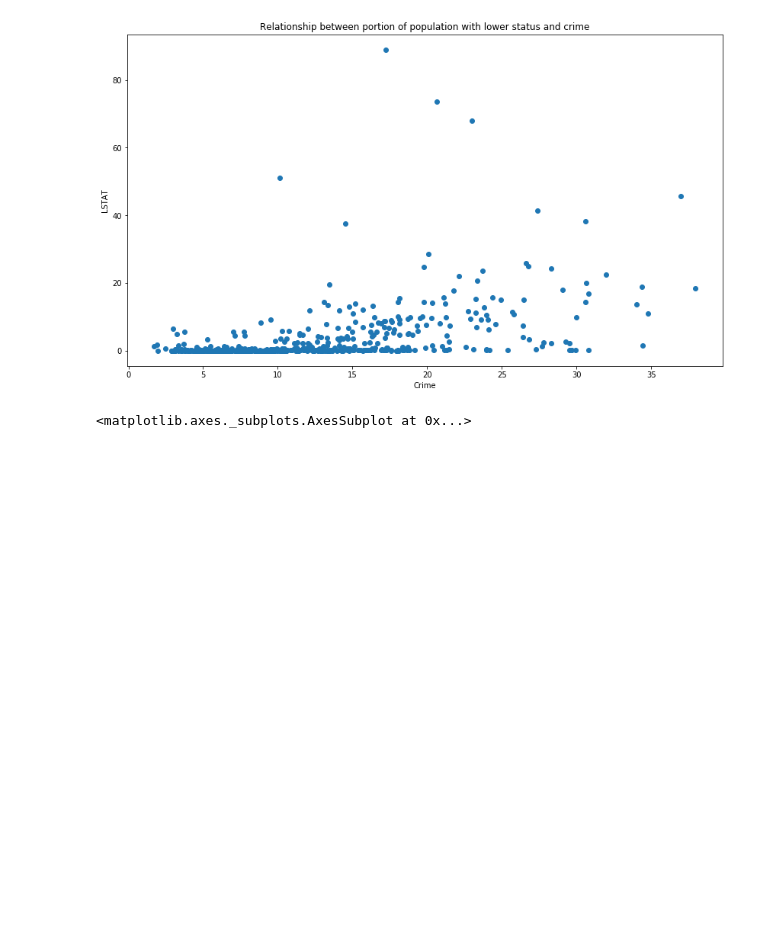
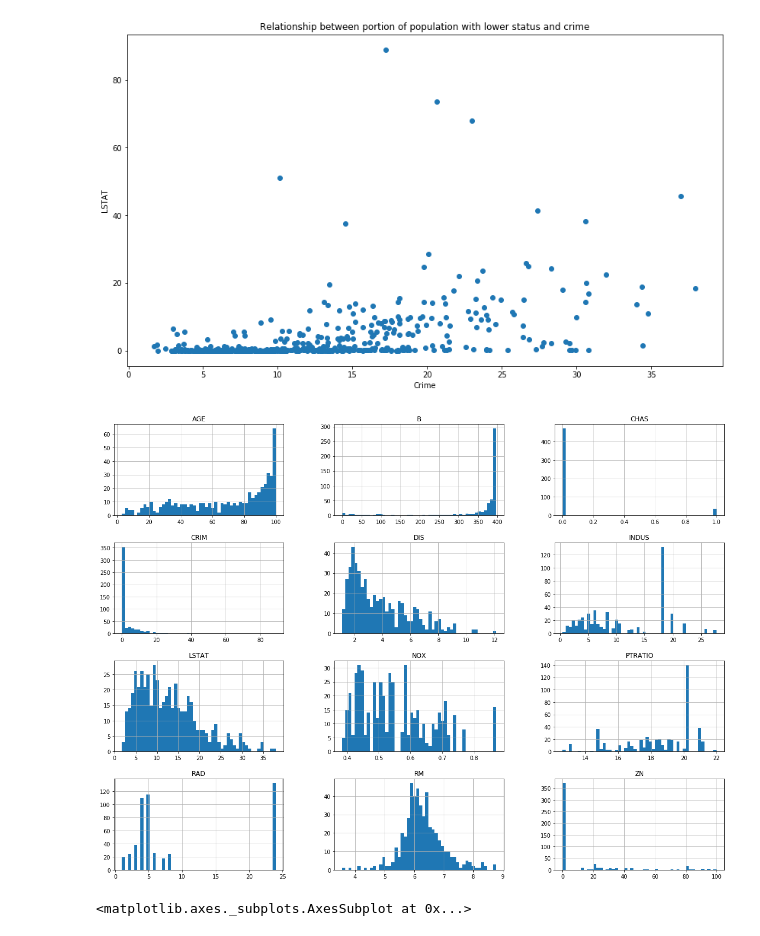
Before and after one commit to IvanaKocanova/Data_Science_Projects, a Jupyter notebook: House_price_prediction_Linear_regression.ipynb, the cells around one changed output. Drawn from its saved outputs; the diff is of its cells as text; code cells hidden in the pictures; blank space fills up the shorter version.

```diff
--- a/House_price_prediction_Linear_regression.ipynb
+++ b/House_price_prediction_Linear_regression.ipynb
@@ -130,6 +147,12 @@ plt.ylabel('LSTAT')
 plt.show()
 # %% [output]
 [figure]
+# %%
+# Analyze the distributions of independent features
+X.hist(bins=50,figsize=(20,15))
+plt.show()
+# %% [output]
+[figure, added]
 # %%
 # Analyze correlation between the features
 corr = X.corr(method='pearson')
```
Also changed, not shown: parts of 10 cells of this notebook.
